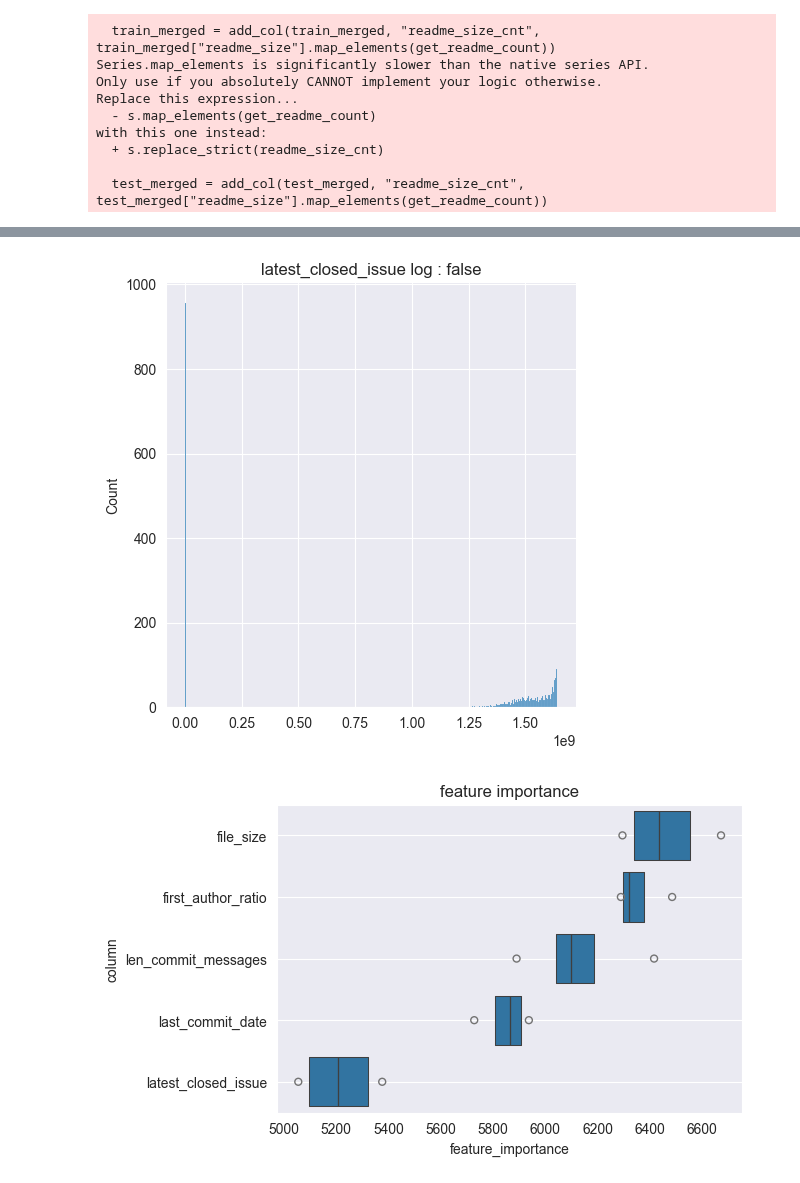
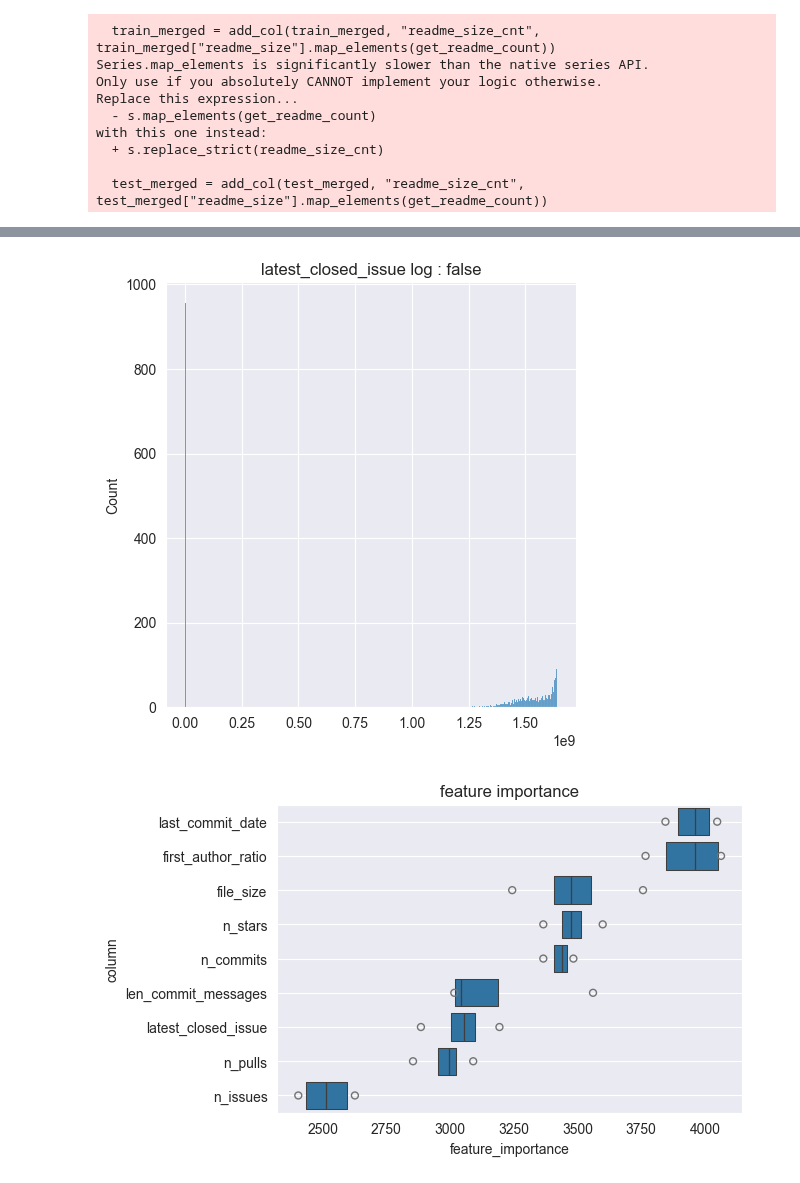
Before and after one commit to ZOI-dayo/traP-Nikkei-2025, a Jupyter notebook: main.ipynb, the cells around one changed output, grey strips where cells are left out. Cells and saved outputs as stored; diff of their text form; code cells hidden in the pictures.

Commit message:
star, commit, pull, issueの個数も入れた

```diff
--- a/main.ipynb
+++ b/main.ipynb
@@ -434,7 +434,8 @@ show_dist(train_merged, "latest_closed_issue", False)
 kf = KFold(n_splits=4, shuffle=True, random_state=34)
 
 # 学習対象の行
-use_cols = ["last_commit_date", "first_author_ratio", "file_size", "latest_closed_issue", "len_commit_messages"]
+use_cols = ["last_commit_date", "first_author_ratio", "file_size", "latest_closed_issue", "len_commit_messages",
+            "n_stars", "n_commits", "n_pulls", "n_issues"]
 target_col = "active"
 
 for train_index, valid_index in kf.split(train_merged):
@@ -642,4 +643,4 @@ score:  0.932345260448612
 [figure]
 [figure]
 [figure]
-[figure, old version]
+[figure, new version]
```
Also changed, not shown: parts of 1 cell of this notebook, 1 other file.
